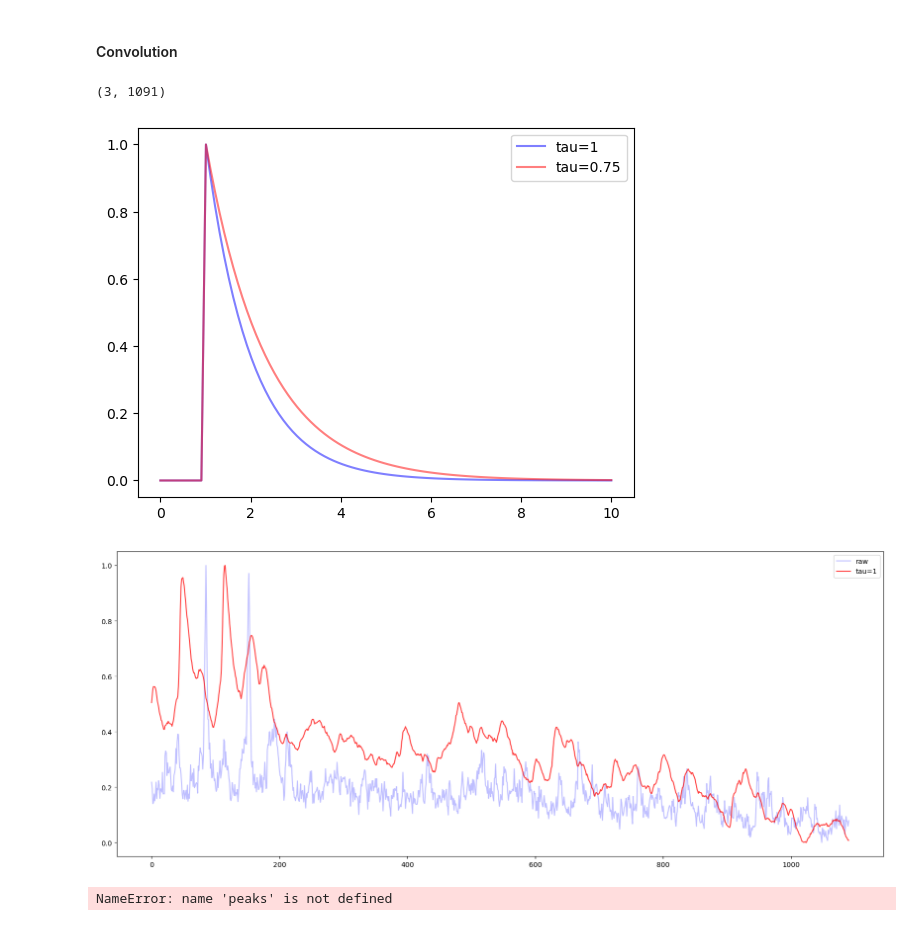
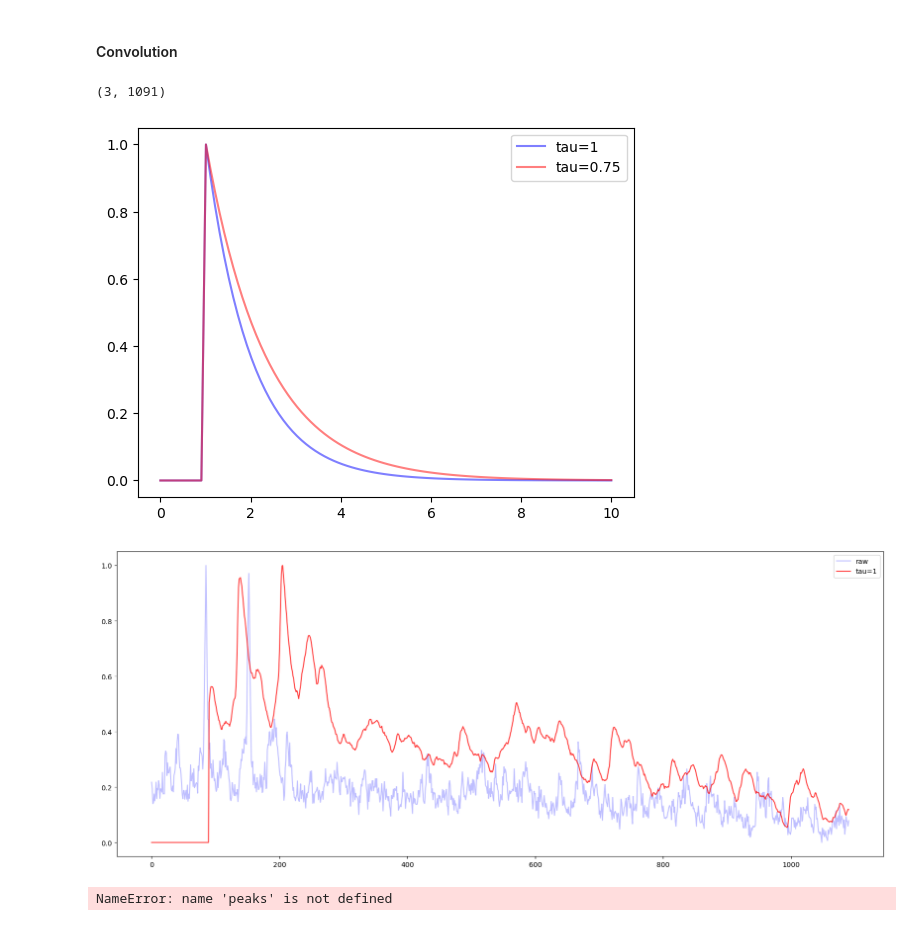
Before and after one commit to wisstock/microca, a Jupyter notebook: neuro/neuro_peak_det.ipynb, the cells around one changed output. Saved outputs shown, nothing was run; the diff lists cells and outputs as text; code cells hidden in the pictures.

```diff
--- a/neuro/neuro_peak_det.ipynb
+++ b/neuro/neuro_peak_det.ipynb
@@ -225,41 +225,41 @@ prof_max = np.argmax(prof[:int(prof.shape[0]/4)])
 conv_max = np.argmax(conv[:int(conv.shape[0]/4)])
 # conv_shift = prof_max - conv_max
 # print(conv_shift)
-# conv = np.concatenate([np.zeros(conv_shift), conv[:conv_shift]])
+conv = np.concatenate([np.zeros(90), conv[:-90]])
 
 # debug plot
 debug_plot = True
 if debug_plot:
     # kernel plot
     plt.plot(x, y, color='b', alpha=.5, label='tau=1')
     plt.plot(x, y_1, color='r', alpha=.5, label=f'tau={tau}')
     plt.legend()
     plt.show()
 
     # conv plot
     plt.figure(figsize=(20, 8))
     plt.plot(prof, color='b', alpha=.25, label='raw')
     plt.plot(conv, color='r', alpha=.75, label='tau=1')
 
     plt.legend()
     plt.show()
 
 # # detection
 # peaks, properties = signal.find_peaks(conv,
 #                                       height=None,
 #                                       threshold=None,
 #                                       distance=min_distance_frames,
 #                                       wlen=100,
 #                                       prominence=0.04,
 #                                       rel_height=0.5,
 #                                       width=width_frames)
 
 # peaks plot without plat det
 prof_peaks_plot(input_profile=conv, peaks_i=peaks, peaks_prop=properties, x_time=time_line, add_profile=prof)
 # %% [output]
 (3, 1091)
 [figure]
-[figure, old version]
+[figure, new version]
 NameError: name 'peaks' is not defined
 # %%
 
```
